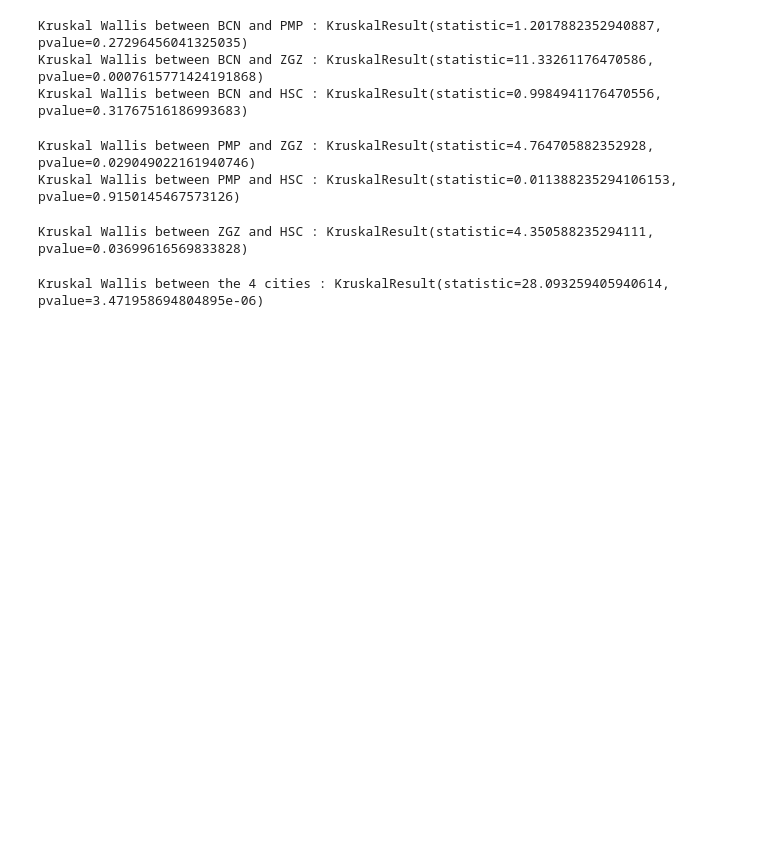
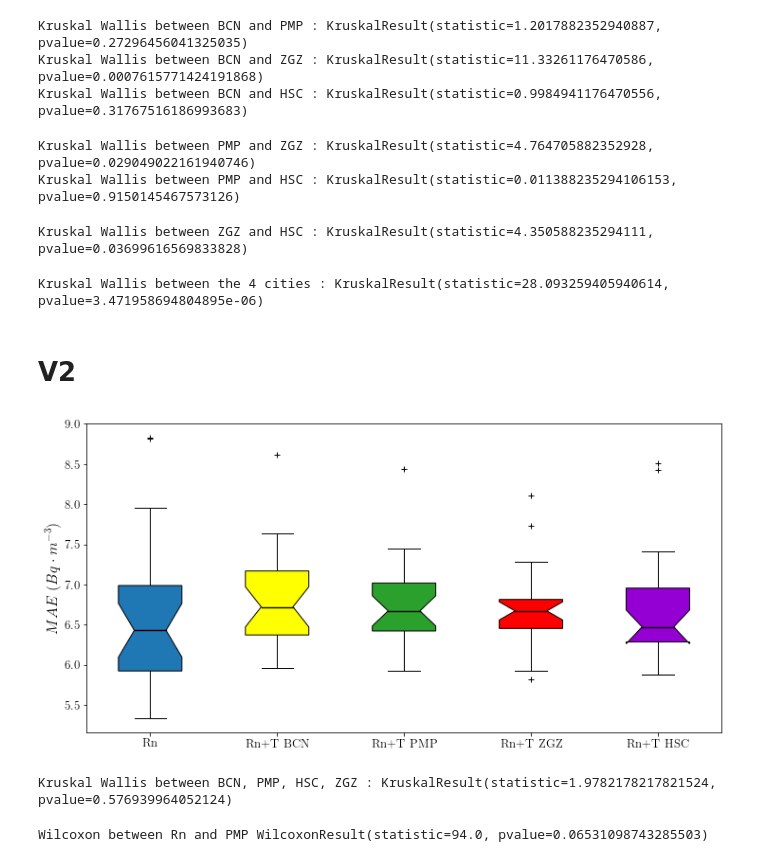
Before and after one commit to TsspGit/Rn_Time_Series, a Jupyter notebook: AEMET/Codes_Daily/Statistical_Analysis.ipynb, the cells around one changed output. Saved outputs shown, nothing was run; the diff lists cells and outputs as text; code cells hidden in the pictures; blank space fills up the shorter version.

Commit message:
Statistical Analysis v2

```diff
--- a/AEMET/Codes_Daily/Statistical_Analysis.ipynb
+++ b/AEMET/Codes_Daily/Statistical_Analysis.ipynb
@@ -61,3 +62,34 @@ Kruskal Wallis between ZGZ and HSC : KruskalResult(statistic=4.350588235294111,
 print('Kruskal Wallis between the 4 cities :', kruskalwallis(X[:-1]))
 # %% [output]
 Kruskal Wallis between the 4 cities : KruskalResult(statistic=28.093259405940614, pvalue=3.471958694804895e-06)
+# %% [markdown]
+# V2
+# %%
+EAM_Rn = [7.957026462928922, 8.829230102838254, 8.82228993434532, 6.7291641609341495, 6.484147202734854, 5.728721543854358, 5.414373622221105, 7.374995474721871, 6.4537142959295535, 6.119189168892655, 6.428095163083544, 6.986444211473652, 6.054645800123028, 6.072771857766544, 6.662684571509268, 6.567270914713542, 5.728116802140778, 7.062237459070542, 5.830522238039503, 6.155300514370787, 5.328276391122856, 7.665476742912741, 5.856595768648035, 5.921784008250517, 5.988234950046913]
+# %%
+EAM_RnT_BCN = [6.640592799467199, 6.752361484602386, 6.566429212981579, 6.554271884993011, 6.9334148332184435, 6.43499542685116, 6.239002003389246, 6.307730356852214, 7.460333805458219, 6.3705578972311585, 7.211331049601237, 6.353525273940143, 7.63083719739727, 5.979975868673885, 7.167679132199755, 6.882324742335899, 6.720657124238856, 7.014494091856713, 6.546930761898265, 5.959228889614928, 7.437941644705978, 7.236246333402746, 8.616805506687538, 6.123318990071614, 6.908850838156307]
+EAM_RnT_PMP = [6.476646572935815, 7.264290716133866, 6.505566802679324, 6.383237389957204, 6.750935573203891, 7.284977520213408, 5.924745447495404, 6.889391469020469, 6.627223033531039, 6.254274480483112, 6.670552571614583, 7.322537553076651, 6.574525010352041, 6.420104419483858, 6.96022071090399, 7.448443244485294, 6.677722930908203, 7.0180017059924555, 6.923133401309743, 7.26979969997032, 6.111400604248047, 8.436556348613664, 6.069889106002509, 6.6524842954149435, 6.3160067539589075]
+EAM_RnT_ZGZ = [6.371614680570715, 7.137910768097522, 6.813130210427677, 7.286964154710956, 6.670178993075502, 6.076452816233916, 6.731590009203144, 6.451763377470129, 6.157823899213006, 7.731760286817364, 6.461606792375153, 6.544927073459999, 6.903651256187289, 6.4203742906159045, 8.103279861749387, 6.691247117285635, 7.099449008118873, 6.493941250969382, 5.922455581964231, 6.738455080518536, 6.706917183071959, 5.8234495649150775, 6.682252996108112, 6.471171696980794, 6.505207585353477]
+EAM_RnT_HSC = [8.51159106983858, 6.356553208594229, 6.953885396321614, 6.330532859353458, 6.585010042377546, 6.8170348148719935, 6.678549074659161, 6.478125852697036, 6.39091895608341, 8.424645255593692, 6.427627675673541, 6.0703196432076245, 6.470955343807445, 6.181999917123832, 7.187143587598614, 7.406943040735581, 6.428633521584904, 6.136665830425188, 7.082850400139304, 6.28369888604856, 6.237776326198204, 6.5261895422841985, 7.044385087256338, 5.876008763032801, 6.137154223872166]
+# %%
+X = [EAM_Rn, EAM_RnT_BCN, EAM_RnT_PMP, EAM_RnT_ZGZ, EAM_RnT_HSC]
+lbl = ['Rn', 'Rn+T BCN', 'Rn+T PMP', 'Rn+T ZGZ', 'Rn+T HSC']
+# %%
+fig, ax = plt.subplots(nrows=1, ncols=1, figsize=(12, 6))
+bplot = ax.boxplot(X, sym='+', labels=lbl, patch_artist=True, notch=True,
+                   medianprops=dict(linestyle='-', linewidth=1.4, color='k'))
+plt.ylabel('$MAE\ (Bq \cdot m^{-3})$')
+colors = ['#1f77b4', 'yellow', '#2ca02c', 'red', 'darkviolet']
+for patch, color in zip(bplot['boxes'], colors):
+    patch.set_facecolor(color)
+fig.savefig('../Figures/CNN/MAE_Boxplot_v2.png', dpi=300)
+# %% [output]
+[figure, added]
+# %%
+print('Kruskal Wallis between BCN, PMP, HSC, ZGZ :', kruskalwallis(X[1], X[2], X[3], X[4]))
+# %% [output]
+Kruskal Wallis between BCN, PMP, HSC, ZGZ : KruskalResult(statistic=1.9782178217821524, pvalue=0.576939964052124)
+# %%
+print('Wilcoxon between Rn and PMP', wilcoxon(X[0], X[2]))
+# %% [output]
+Wilcoxon between Rn and PMP WilcoxonResult(statistic=94.0, pvalue=0.06531098743285503)
```
Also changed, not shown: parts of 3 cells of this notebook, 6 other files.
